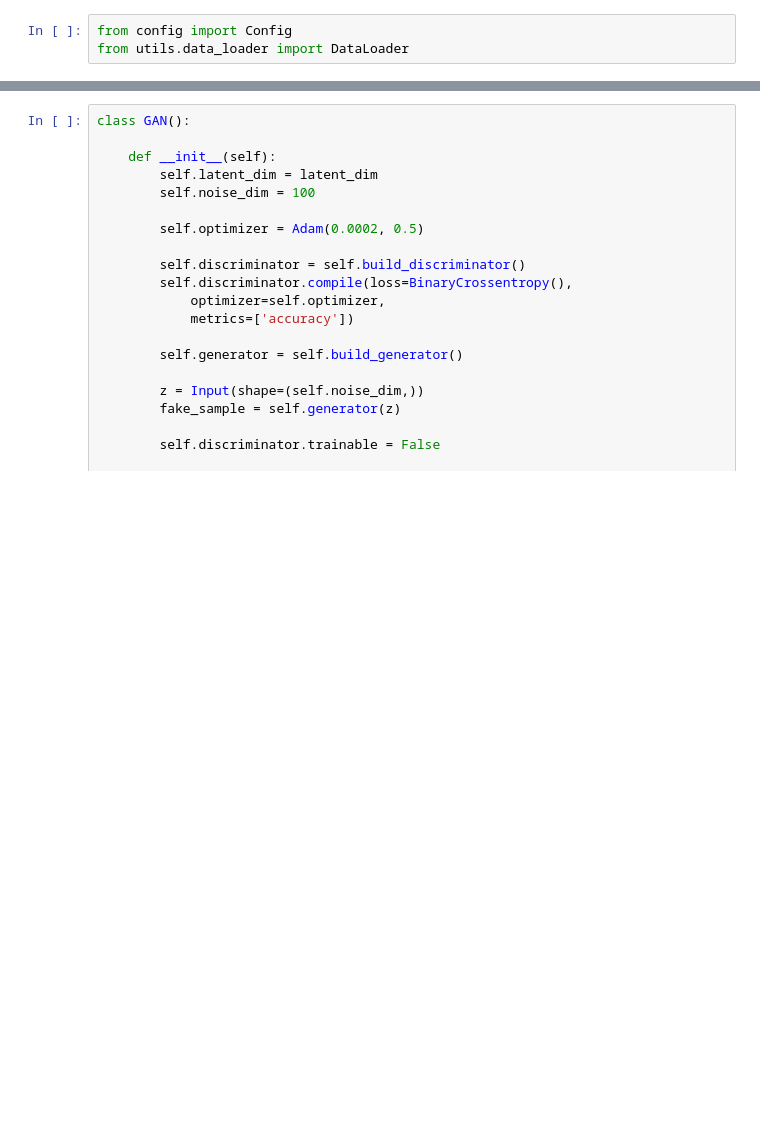
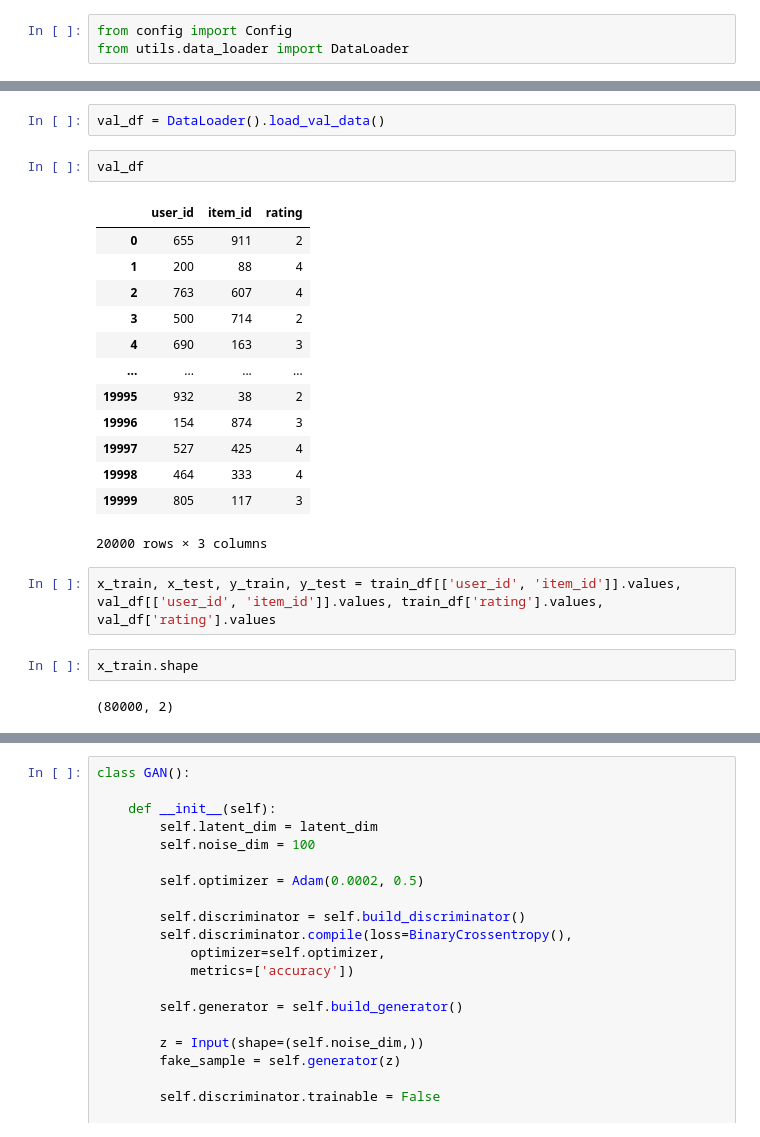
Before and after one commit to sagnik-t/SynthGAN, a Jupyter notebook: notebooks/main.ipynb, the cells around one changed output, grey strips where cells are left out. Saved outputs shown, nothing was run; the diff lists cells and outputs as text; blank space fills up the shorter version.

```diff
--- a/notebooks/main.ipynb
+++ b/notebooks/main.ipynb
@@ -66,0 +36,24 @@ deepmf = Model([user_input, item_input], rating_vec)
+# %%
+val_df = DataLoader().load_val_data()
+# %%
+val_df
+# %% [output]
+|  | user_id | item_id | rating |
+| 0 | 655 | 911 | 2 |
+| 1 | 200 | 88 | 4 |
+| 2 | 763 | 607 | 4 |
+| 3 | 500 | 714 | 2 |
+| 4 | 690 | 163 | 3 |
+| ... | ... | ... | ... |
+| 19995 | 932 | 38 | 2 |
+| 19996 | 154 | 874 | 3 |
+| 19997 | 527 | 425 | 4 |
+| 19998 | 464 | 333 | 4 |
+| 19999 | 805 | 117 | 3 |
+20000 rows × 3 columns
+# %%
+x_train, x_test, y_train, y_test = train_df[['user_id', 'item_id']].values, val_df[['user_id', 'item_id']].values, train_df['rating'].values, val_df['rating'].values
+# %%
+x_train.shape
+# %% [output]
+(80000, 2)
```
Also changed, not shown: parts of 20 cells of this notebook, 3 other files.
